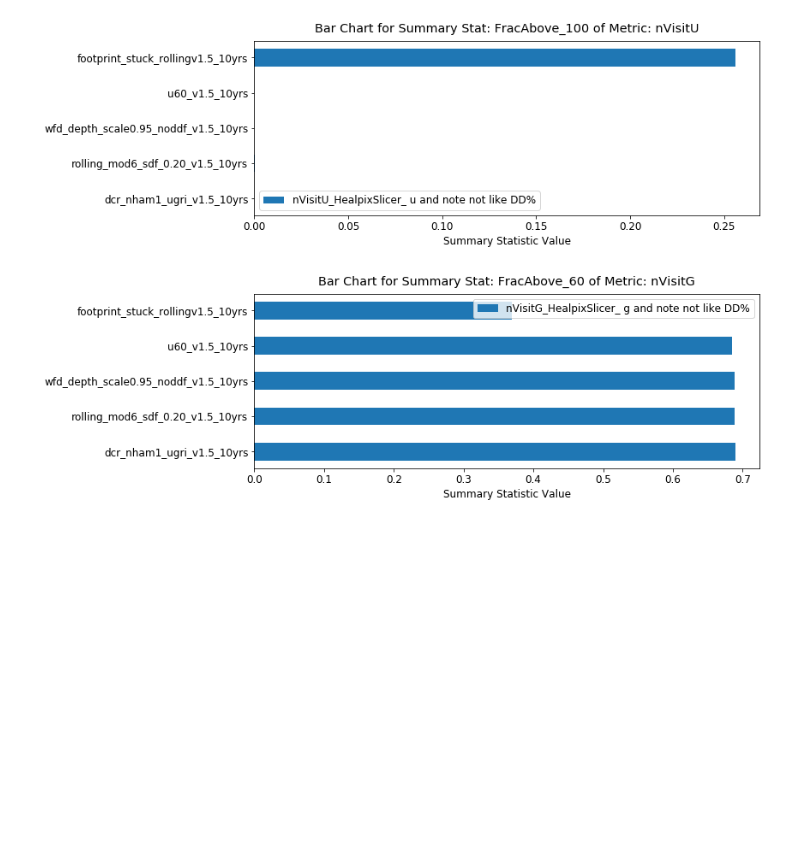
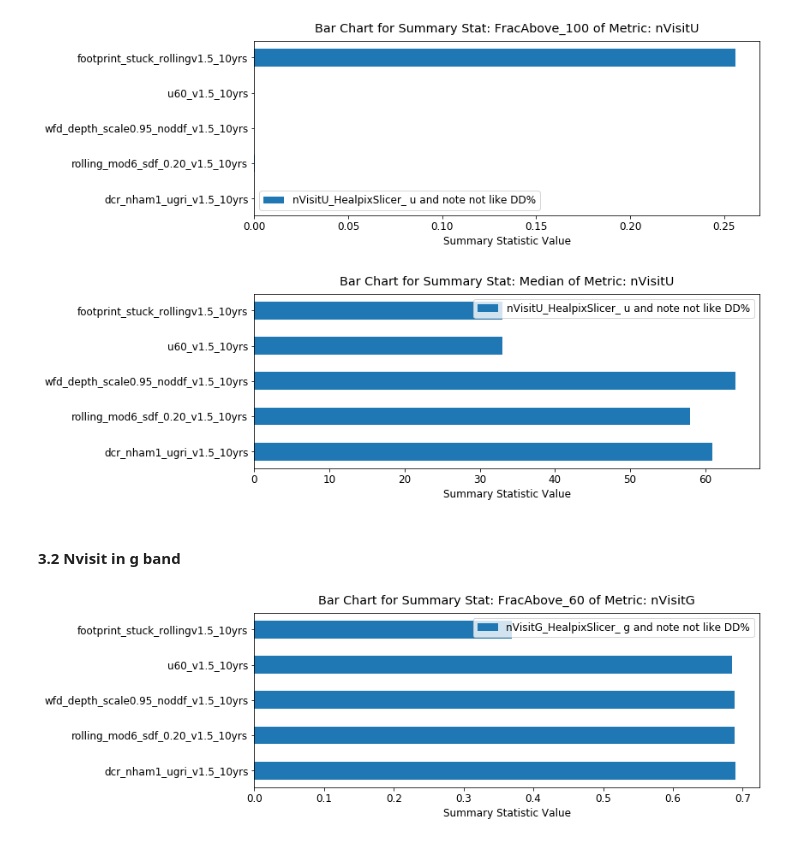
Before and after one commit to RichardsGroup/LSST_OpSim, a Jupyter notebook: contrib/04_YuVarMetric.ipynb, the cells around one changed output. Cells and saved outputs as stored; diff of their text form; code cells hidden in the pictures; blank space fills up the shorter version.

Commit message:
update nvisit nb with median stat

```diff
--- a/contrib/04_YuVarMetric.ipynb
+++ b/contrib/04_YuVarMetric.ipynb
@@ -39,14 +39,16 @@ sys.path.insert(0, '../Scripts_NBs/')
 # import convenience functions
 from opsimUtils import *
 # %%
-if your_username == '': # do NOT put your username here, put it in the cell at the top of the notebook.
+if your_username is None: # do NOT put your username here, put it in the cell at the top of the notebook.
     raise Exception('Please provide your username!  See the top of the notebook.')
 
 dbDir = '/home/idies/workspace/lsst_cadence/FBS_1.5/'
-# outDir = f'/home/idies/workspace/Storage/{your_username}/persistent/MAFOutput/YuVarMetric/'
-# metricDataPath = f'/home/idies/workspace/Storage/{your_username}/persistent/MAFOutput/YuVarMetric/MetricData/'
-outDir = '../tmp/VarMetric/ResultDBs/'
-metricDataPath = '../tmp/VarMetric/MetricData/'
+outDir = 'tmp/nVisit/ResultDBs/'
+metricDataPath = 'tmp/nVisit/MetricData/'
+
+root_dir = f'/home/idies/workspace/Temporary/{your_username}/scratch/MAFOutput'
+outDir = os.path.join(root_dir, outDir)
+metricDataPath = os.path.join(root_dir, metricDataPath)
 
 if not os.path.exists(os.path.abspath(outDir)):
     os.makedirs(os.path.abspath(outDir))
@@ -55,4 +67,4 @@ if not os.path.exists(os.path.abspath(outDir)):
 # One (opSimDbs) is a dictionary storing all database objects
 # Another (resultDbs) is a dictionary consist of the objects directing MAF where to save metric metadata
 # Both dictionaries are indexed by OpSim run names
-opSimDbs, resultDbs = connect_dbs(dbDir, outDir)
+opSimDbs, resultDbs = connect_dbs(dbDir, outDir, dbRuns=dbRuns[0:5])
@@ -148,6 +147,13 @@ plotSummaryBarh(resultDbs, 'nVisitU', 'FracAbove_60', runNames=dbRuns[0:5])
 plotSummaryBarh(resultDbs, 'nVisitU', 'FracAbove_100', runNames=dbRuns[0:5])
 # %% [output]
 [figure]
+# %%
+# compare using plotSummaryBar
+plotSummaryBarh(resultDbs, 'nVisitU', 'Median', runNames=dbRuns[0:5])
+# %% [output]
+[figure, added]
+# %% [markdown]
+#### 3.2 Nvisit in g band
 # %%
 # compare using plotSummaryBar
 plotSummaryBarh(resultDbs, 'nVisitG', 'FracAbove_60', runNames=dbRuns[0:5])
```
Also changed, not shown: parts of 12 cells of this notebook.
